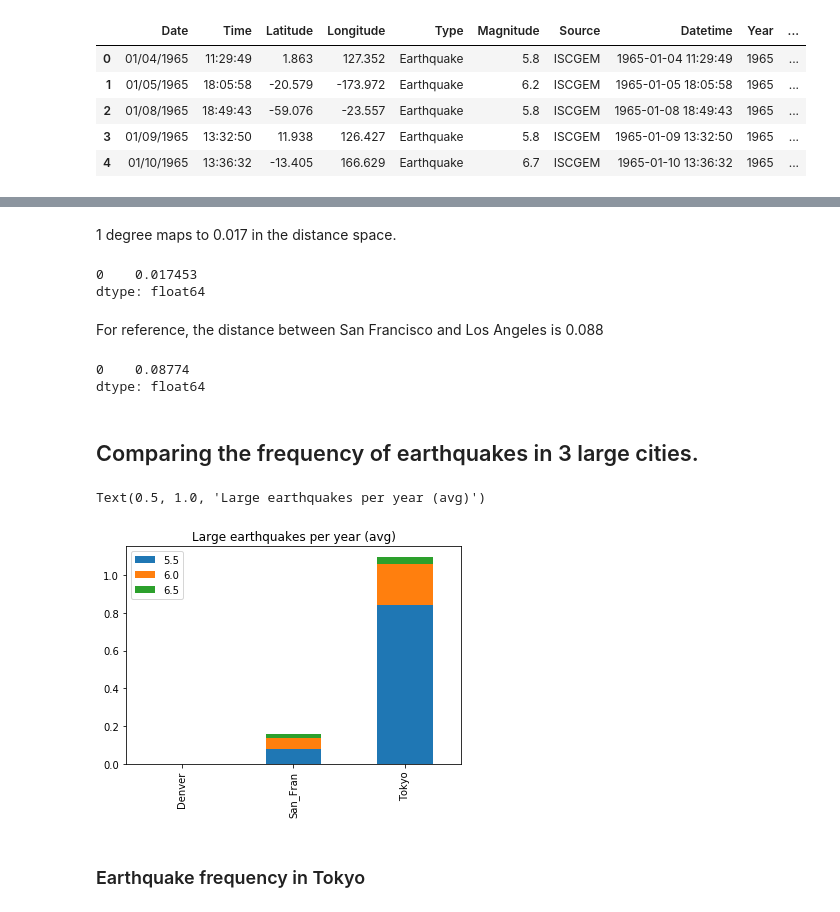
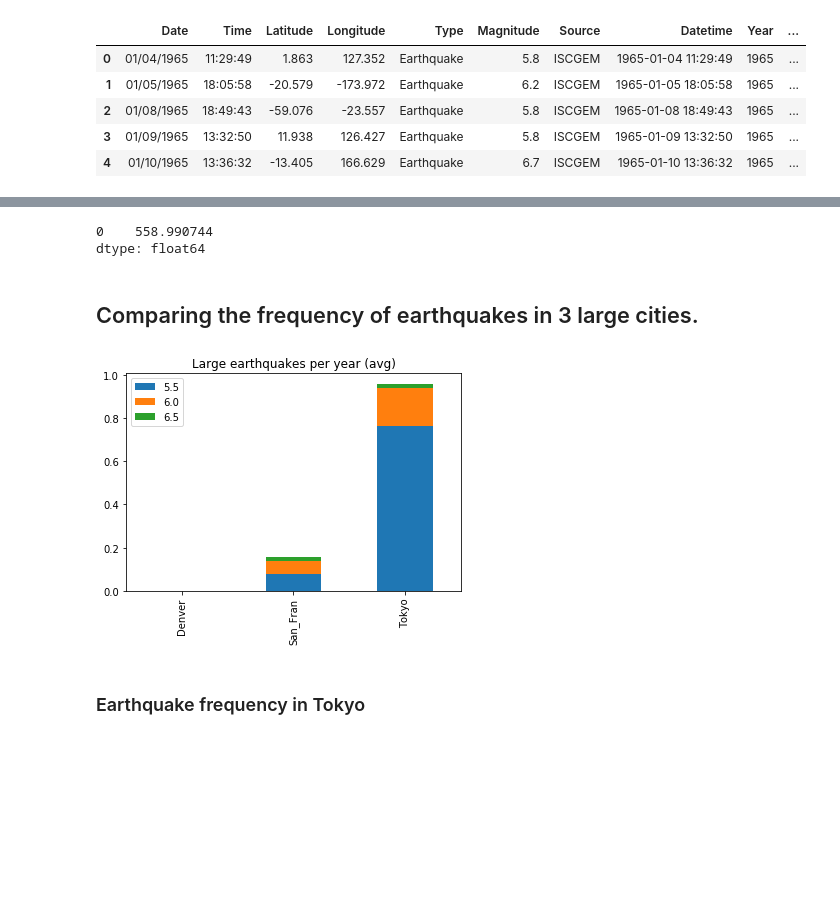
Before and after one commit to royceschultz/Data-Analysis, a Jupyter notebook: Earthquake.ipynb, the cells around one changed output, grey strips where cells are left out. Drawn from its saved outputs; the diff is of its cells as text; code cells hidden in the pictures; blank space fills up the shorter version.

Commit message:
uses km for distance, compares poissson fit, clears clutter

```diff
--- a/Earthquake.ipynb
+++ b/Earthquake.ipynb
@@ -270,27 +239,21 @@ Subtracting latitude and longitude of a quake will not return the distance. The
 
 Instead Lat/Long points define a point in spherical space and can be converted to an x,y,z triple in cartesian space. Then the euclidian distance between quakes and the reference point can be accuratly calculated.
 # %%
-# Description:
 #   Determines Euclidian (straight line) between 2 points. Does not consider arc length, just straight distance
-#   Assumes earth is a sphere with radius=1
-#   So the poles are 2 units apart, the equator is sqrt(2) from each pole, not pi and pi/2 like it would be with arc distance
-# Input:
-#   Dataframe with Latitude and Longitude components
-#   2 arguments for Lat and Long of reference point
-# Output:
-#   Series containing distances to the reference point
+#   So the poles are 2 units apart, the equator is sqrt(2)*r from each pole, not pi*r and pi/2*r like it would be with arc distance
 def distance_from(df, Lat, Long):
     Lat = np.deg2rad(Lat) # Convert degrees to radians for numpy trig
     Long = np.deg2rad(Long)
-    x_pos = np.cos(Lat)*np.sin(Long) # Convert spherical coordinates to cartesian
-    y_pos = np.cos(Lat)*np.cos(Long) # Assumes earths radius = 1
-    z_pos = np.sin(Lat)
+    earth_radius = 6371 # km
+    x_pos = earth_radius * np.cos(Lat)*np.sin(Long) # Convert spherical coordinates to cartesian
+    y_pos = earth_radius * np.cos(Lat)*np.cos(Long) # Assumes earths radius = 1
+    z_pos = earth_radius * np.sin(Lat)
 
     data_Latitude_rad = np.deg2rad(df.Latitude) # Convert dataframe to radians
     data_Longitude_rad = np.deg2rad(df.Longitude)
-    data_x_pos = np.cos(data_Latitude_rad)*np.sin(data_Longitude_rad) # Convert to spherical
-    data_y_pos = np.cos(data_Latitude_rad)*np.cos(data_Longitude_rad)
-    data_z_pos = np.sin(data_Latitude_rad)
+    data_x_pos = earth_radius * np.cos(data_Latitude_rad)*np.sin(data_Longitude_rad) # Convert to spherical
+    data_y_pos = earth_radius * np.cos(data_Latitude_rad)*np.cos(data_Longitude_rad)
+    data_z_pos = earth_radius * np.sin(data_Latitude_rad)
     return ( (data_x_pos - x_pos)**2 + (data_y_pos - y_pos)**2 + (data_z_pos - z_pos)**2)**(1/2) # Pythagoras3D
 # %% [markdown]
 ### Sampling some cities
@@ -336,39 +286,28 @@ print(100/km_per_deg)
-# %% [markdown]
-1 degree maps to 0.017 in the distance space.
-# %%
-# Calculates distance between Lat/Long points (0,0) and (0,1)
-
-q = pd.DataFrame.from_dict({'Latitude': [0], 'Longitude': [0]})
-distance_from(q,0,1)
-# %% [output]
-0    0.017453
-dtype: float64
-# %% [markdown]
-For reference, the distance between San Francisco and Los Angeles is 0.088
 # %%
-# Calculate the distance (in the arbitrary distance space) between SF and LA
+# distance_from returns a the distance in kilometers between 2 points.
+# Euclidian distance, not arc distance
 q = pd.DataFrame.from_dict({'Latitude': [San_Fran[0]], 'Longitude': [San_Fran[1]]})
 distance_from(q,34.05,-118.24) # Distance to LA
 # %% [output]
-0    0.08774
+0    558.990744
 dtype: float64
 # %% [markdown]
 ## Comparing the frequency of earthquakes in 3 large cities.
 # %%
-Local_Dist = .017
+Local_Dist = 100
 years = 2016-1965
 
 Denver_Local_Counts = df[df.Dist_Denver < Local_Dist].Rounded_Magnitude.value_counts() / years
 San_Fran_Local_Counts = df[df.Dist_San_Fran < Local_Dist].Rounded_Magnitude.value_counts() / years
 Tokyo_Local_Counts = df[df.Dist_Tokyo < Local_Dist].Rounded_Magnitude.value_counts() / years
 
 counts = pd.concat({'Denver':Denver_Local_Counts, 'San_Fran':San_Fran_Local_Counts, 'Tokyo':Tokyo_Local_Counts}, axis = 1).fillna(0)
 counts.transpose().plot(kind='bar',stacked=True)
 
 plt.title('Large earthquakes per year (avg)')
+plt.show()
 # %% [output]
-Text(0.5, 1.0, 'Large earthquakes per year (avg)')
-[figure, old version]
+[figure, new version]
 # %% [markdown]
 ### Earthquake frequency in Tokyo
 # %%
```
Also changed, not shown: parts of 37 cells of this notebook, 8 other files.
